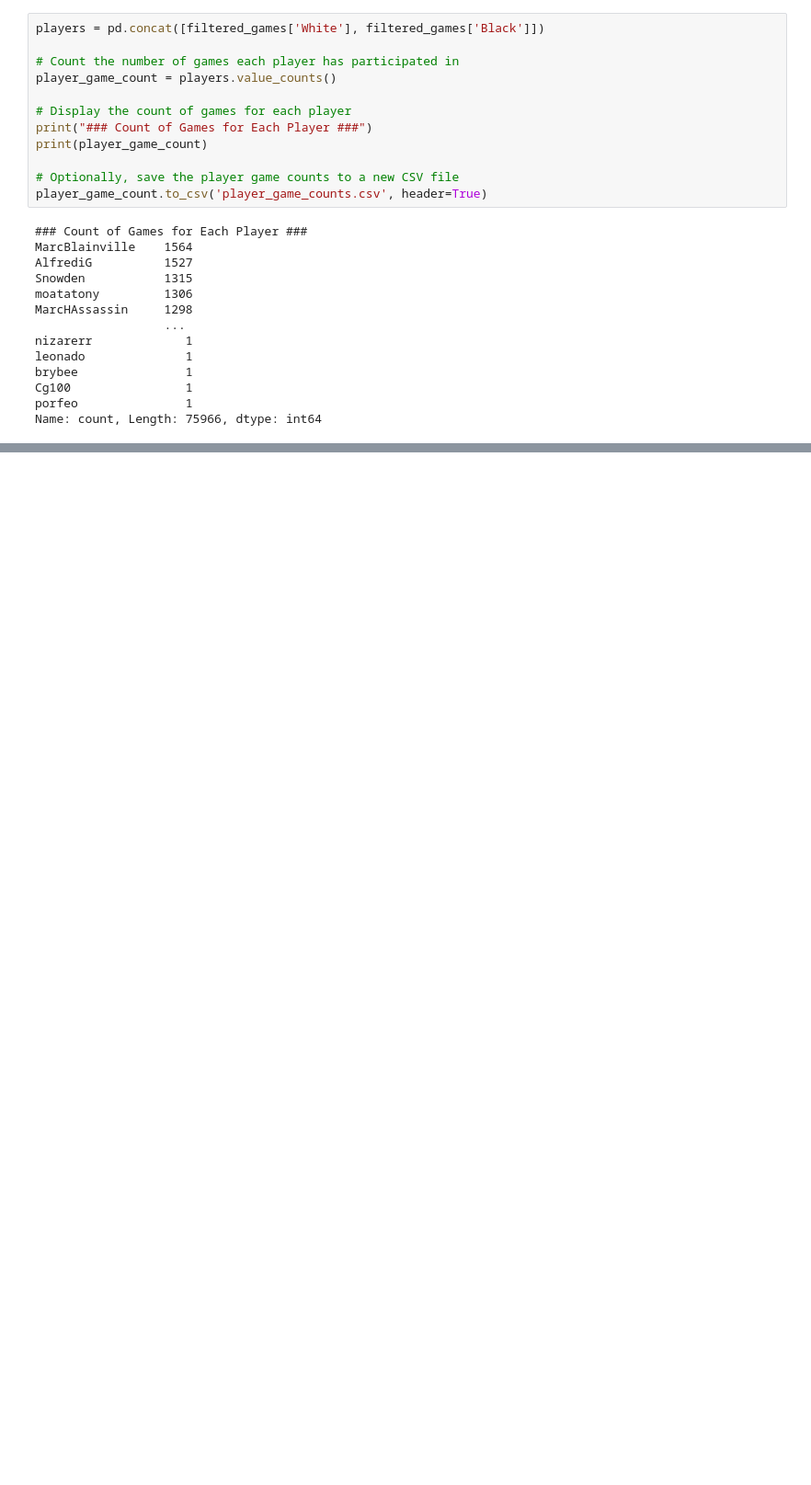
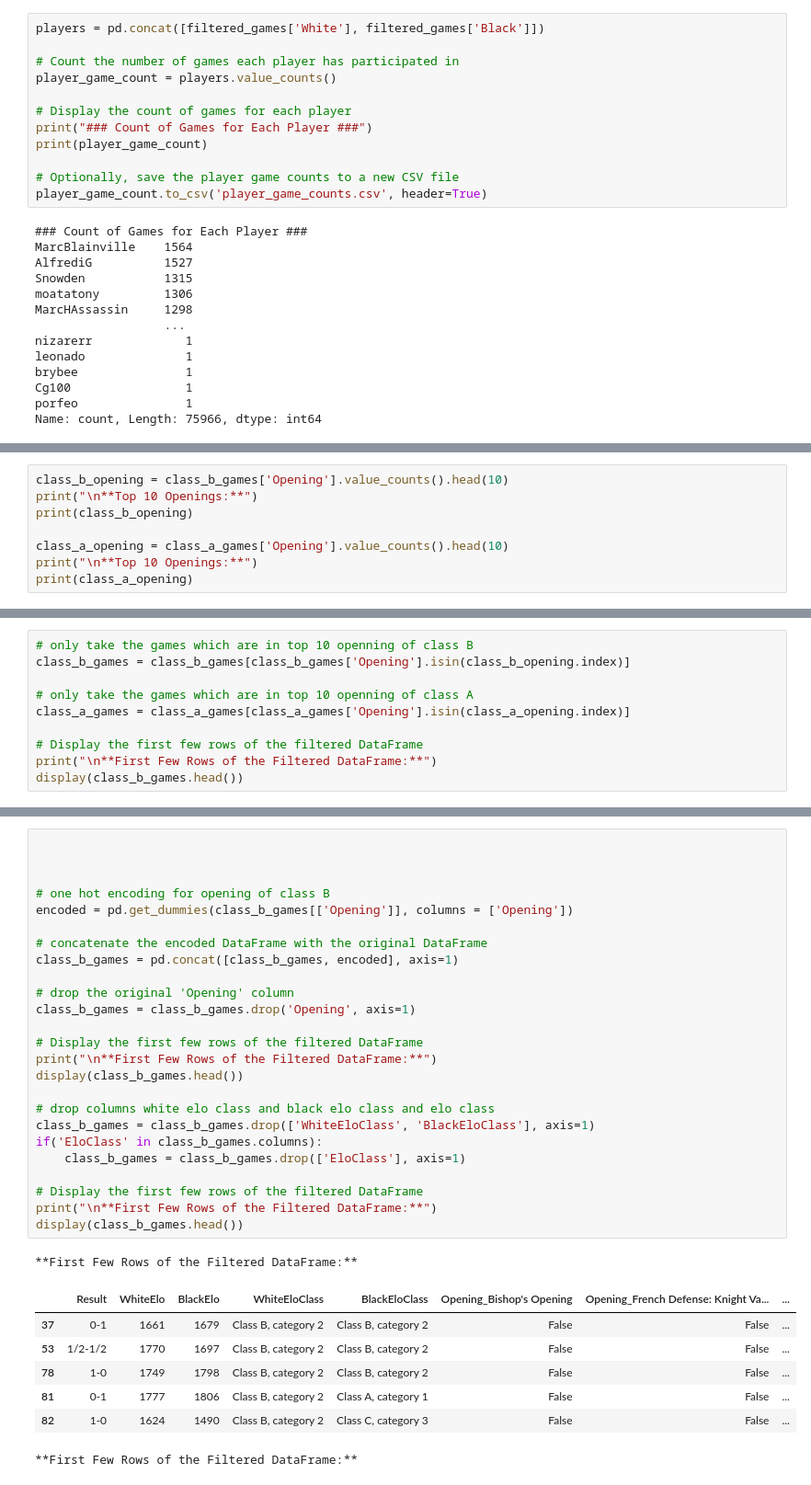
Before and after one commit to joelsebbu/chess_analytics, a Jupyter notebook: EDA.ipynb, the cells around one changed output, grey strips where cells are left out. Shown: that part at 92% size. Saved outputs shown, nothing was run; the diff lists cells and outputs as text; blank space fills up the shorter version.

Commit message:
new filtered by elo class

```diff
--- a/EDA.ipynb
+++ b/EDA.ipynb
@@ -323,0 +371,8 @@ display(opening_win_rates)
+# %%
+class_b_opening = class_b_games['Opening'].value_counts().head(10)
+print("\n**Top 10 Openings:**")
+print(class_b_opening)
+
+class_a_opening = class_a_games['Opening'].value_counts().head(10)
+print("\n**Top 10 Openings:**")
+print(class_a_opening)
@@ -323,0 +397,10 @@ display(opening_win_rates)
+# %%
+# only take the games which are in top 10 openning of class B
+class_b_games = class_b_games[class_b_games['Opening'].isin(class_b_opening.index)]
+
+# only take the games which are in top 10 openning of class A
+class_a_games = class_a_games[class_a_games['Opening'].isin(class_a_opening.index)]
+
+# Display the first few rows of the filtered DataFrame
+print("\n**First Few Rows of the Filtered DataFrame:**")
+display(class_b_games.head())
@@ -323,0 +415,34 @@ display(opening_win_rates)
+# %%
+
+
+
+# one hot encoding for opening of class B
+encoded = pd.get_dummies(class_b_games[['Opening']], columns = ['Opening'])
+
+# concatenate the encoded DataFrame with the original DataFrame
+class_b_games = pd.concat([class_b_games, encoded], axis=1)
+
+# drop the original 'Opening' column
+class_b_games = class_b_games.drop('Opening', axis=1)
+
+# Display the first few rows of the filtered DataFrame
+print("\n**First Few Rows of the Filtered DataFrame:**")
+display(class_b_games.head())
+
+# drop columns white elo class and black elo class and elo class
+class_b_games = class_b_games.drop(['WhiteEloClass', 'BlackEloClass'], axis=1)
+if('EloClass' in class_b_games.columns):
+    class_b_games = class_b_games.drop(['EloClass'], axis=1)
+
+# Display the first few rows of the filtered DataFrame
+print("\n**First Few Rows of the Filtered DataFrame:**")
+display(class_b_games.head())
+# %% [output]
+**First Few Rows of the Filtered DataFrame:**
+|  | Result | WhiteElo | BlackElo | WhiteEloClass | BlackEloClass | Opening_Bishop's Opening | Opening_French Defense: Knight Va... | ... |
+| 37 | 0-1 | 1661 | 1679 | Class B, category 2 | Class B, category 2 | False | False | ... |
+| 53 | 1/2-1/2 | 1770 | 1697 | Class B, category 2 | Class B, category 2 | False | False | ... |
+| 78 | 1-0 | 1749 | 1798 | Class B, category 2 | Class B, category 2 | False | False | ... |
+| 81 | 0-1 | 1777 | 1806 | Class B, category 2 | Class A, category 1 | False | False | ... |
+| 82 | 1-0 | 1624 | 1490 | Class B, category 2 | Class C, category 3 | False | False | ... |
+**First Few Rows of the Filtered DataFrame:**
```
Also changed, not shown: parts of 10 cells of this notebook.
